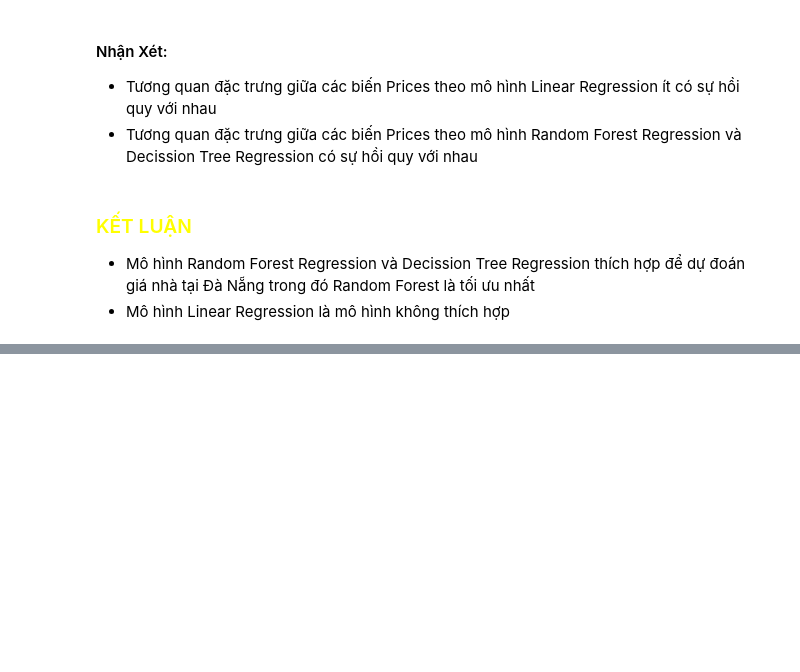
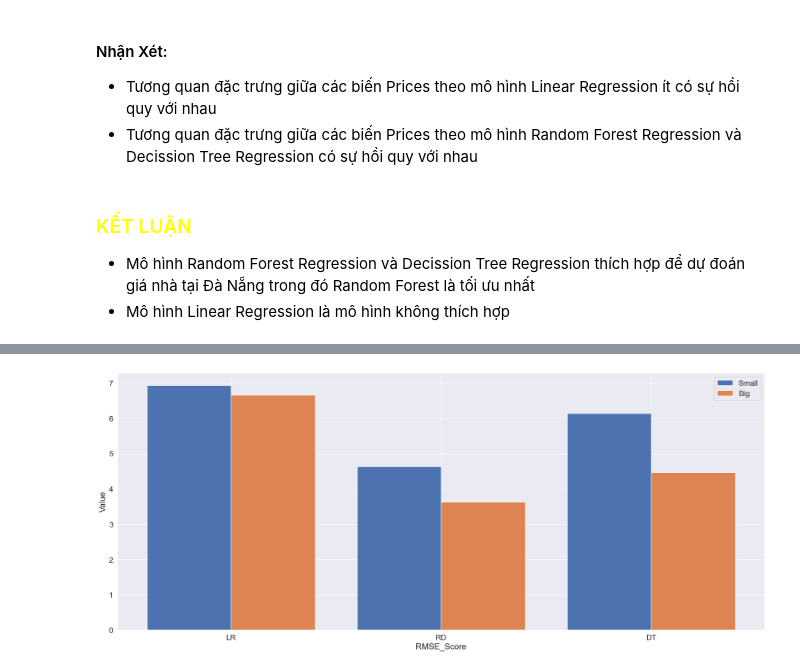
Before and after one commit to Truongquangkhang/Real_estate_in_DaNang, a Jupyter notebook: Khang/Real_ESTATE.ipynb, the cells around one changed output, grey strips where cells are left out. Saved outputs shown, nothing was run; the diff lists cells and outputs as text; code cells hidden in the pictures; blank space fills up the shorter version.

```diff
--- a/Khang/Real_ESTATE.ipynb
+++ b/Khang/Real_ESTATE.ipynb
@@ -1545,0 +1726,18 @@ sns.jointplot(x=y_test,y=y_pred_DT_stt,kind='reg')
+# %%
+X = ['LR','RD','DT']
+
+rmse_scores_Small = [rmse_score_SmallDS_LR,rmse_score_SmallDS_RD,rmse_score_SmallDS_DT_stt]
+rmse_scores_Big = [rmse_score_LR,rmse_score_RD,rmse_score_DT_stt]
+X_axis = np.arange(len(X))
+
+plt.figure(figsize=(25,10))
+plt.bar(X_axis - 0.2, rmse_scores_Small , 0.4, label = 'Small')
+plt.bar(X_axis +0.2, rmse_scores_Big, 0.4, label = 'Big')
+
+plt.xticks(X_axis, X)
+plt.xlabel("RMSE_Score")
+plt.ylabel("Value")
+plt.legend()
+plt.show()
+# %% [output]
+[figure, added]
```
Also changed, not shown: parts of 64 cells of this notebook.
